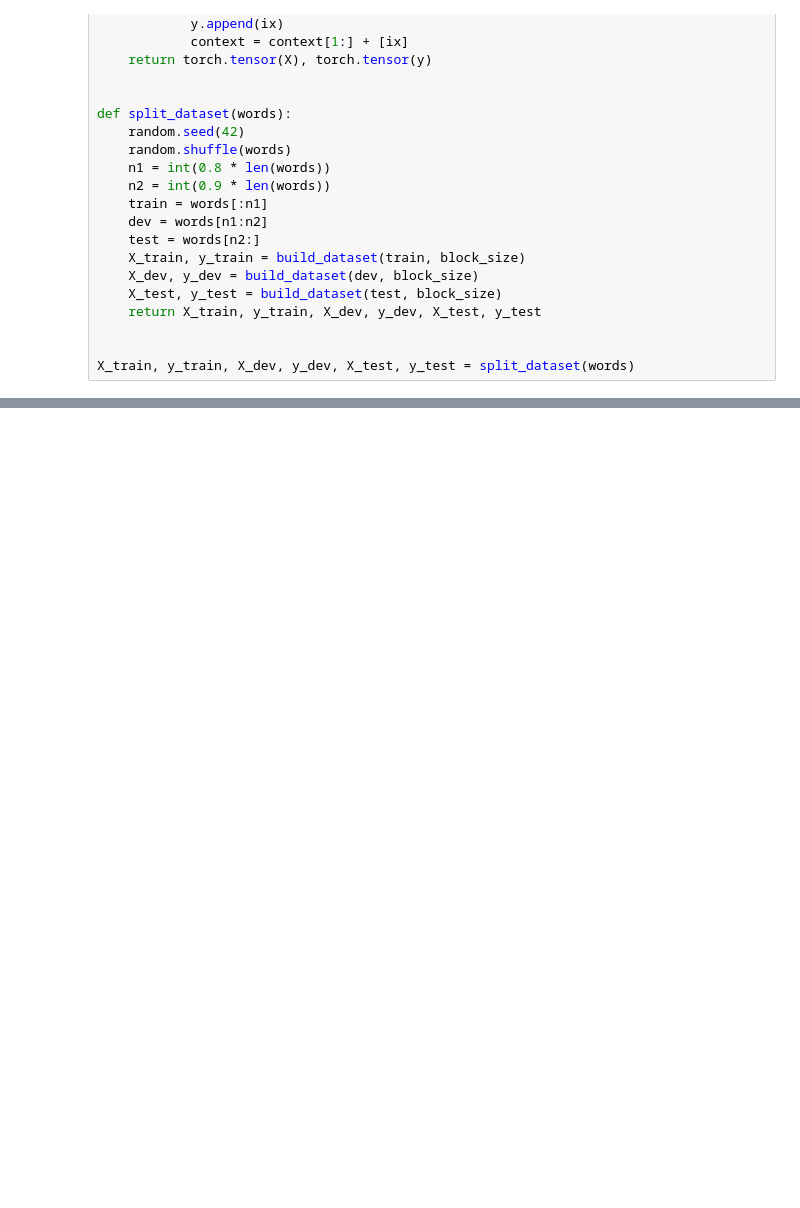
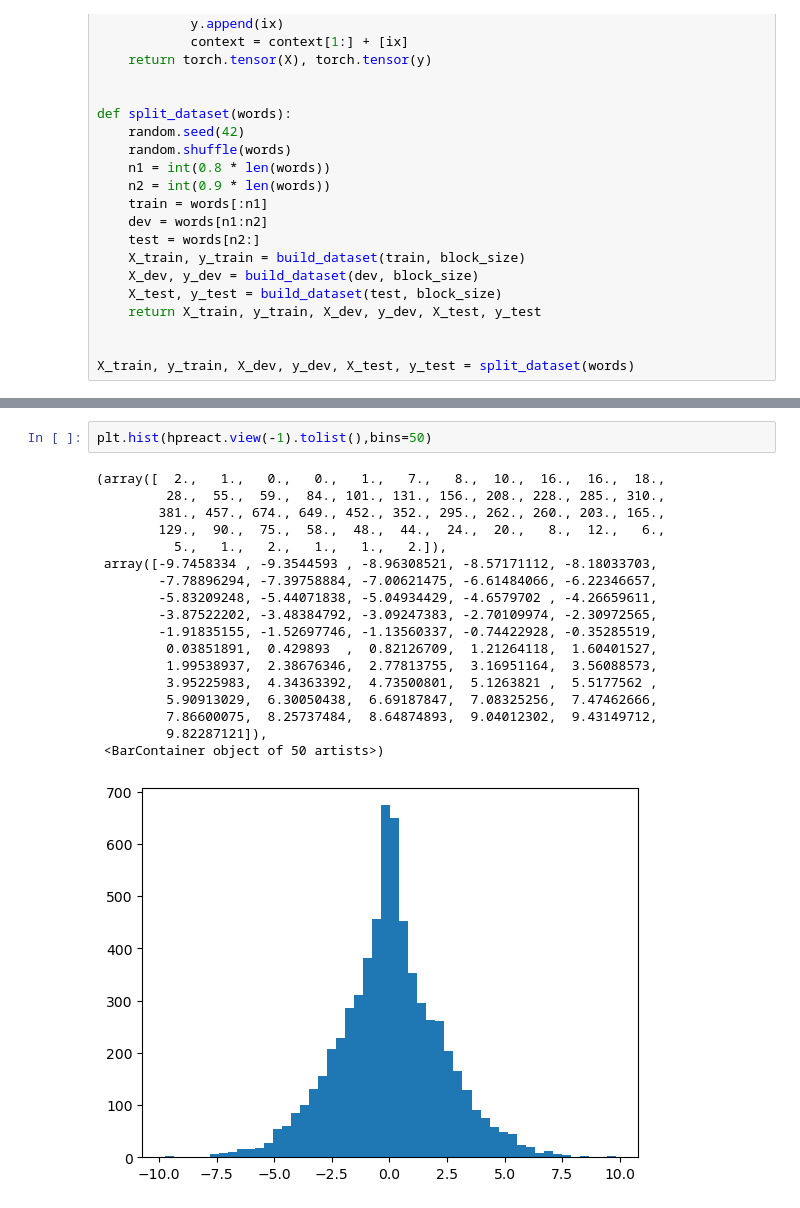
Before and after one commit to pjy0422/micrograd_practice, a Jupyter notebook: bn.ipynb, the cells around one changed output, grey strips where cells are left out. Saved outputs shown, nothing was run; the diff lists cells and outputs as text; blank space fills up the shorter version.

```diff
--- a/bn.ipynb
+++ b/bn.ipynb
@@ -98,3 +115,24 @@ for i in range(max_steps):
+# %%
+plt.hist(hpreact.view(-1).tolist(),bins=50)
+# %% [output]
+(array([  2.,   1.,   0.,   0.,   1.,   7.,   8.,  10.,  16.,  16.,  18.,
+         28.,  55.,  59.,  84., 101., 131., 156., 208., 228., 285., 310.,
+        381., 457., 674., 649., 452., 352., 295., 262., 260., 203., 165.,
+        129.,  90.,  75.,  58.,  48.,  44.,  24.,  20.,   8.,  12.,   6.,
+          5.,   1.,   2.,   1.,   1.,   2.]),
+ array([-9.7458334 , -9.3544593 , -8.96308521, -8.57171112, -8.18033703,
+        -7.78896294, -7.39758884, -7.00621475, -6.61484066, -6.22346657,
+        -5.83209248, -5.44071838, -5.04934429, -4.6579702 , -4.26659611,
+        -3.87522202, -3.48384792, -3.09247383, -2.70109974, -2.30972565,
+        -1.91835155, -1.52697746, -1.13560337, -0.74422928, -0.35285519,
+         0.03851891,  0.429893  ,  0.82126709,  1.21264118,  1.60401527,
+         1.99538937,  2.38676346,  2.77813755,  3.16951164,  3.56088573,
+         3.95225983,  4.34363392,  4.73500801,  5.1263821 ,  5.5177562 ,
+         5.90913029,  6.30050438,  6.69187847,  7.08325256,  7.47462666,
+         7.86600075,  8.25737484,  8.64874893,  9.04012302,  9.43149712,
+         9.82287121]),
+ <BarContainer object of 50 artists>)
+[figure, added]
 # %%
 plt.plot(lossi)
 # %% [output]
```
Also changed, not shown: parts of 6 cells of this notebook.
